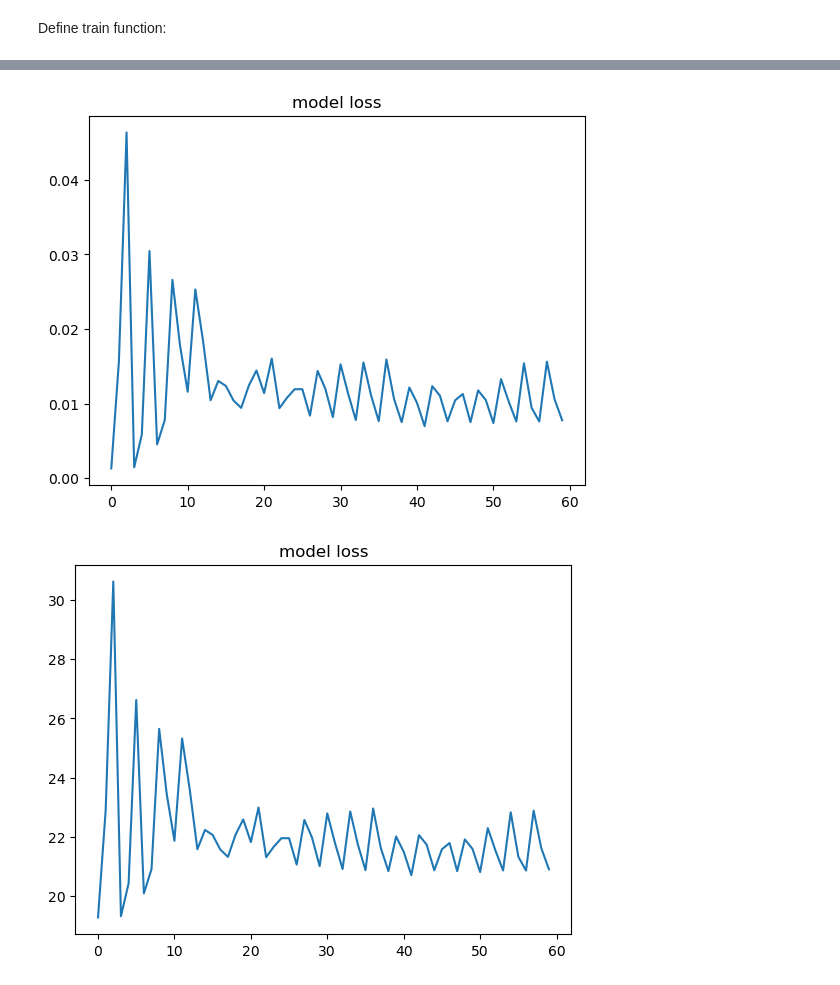
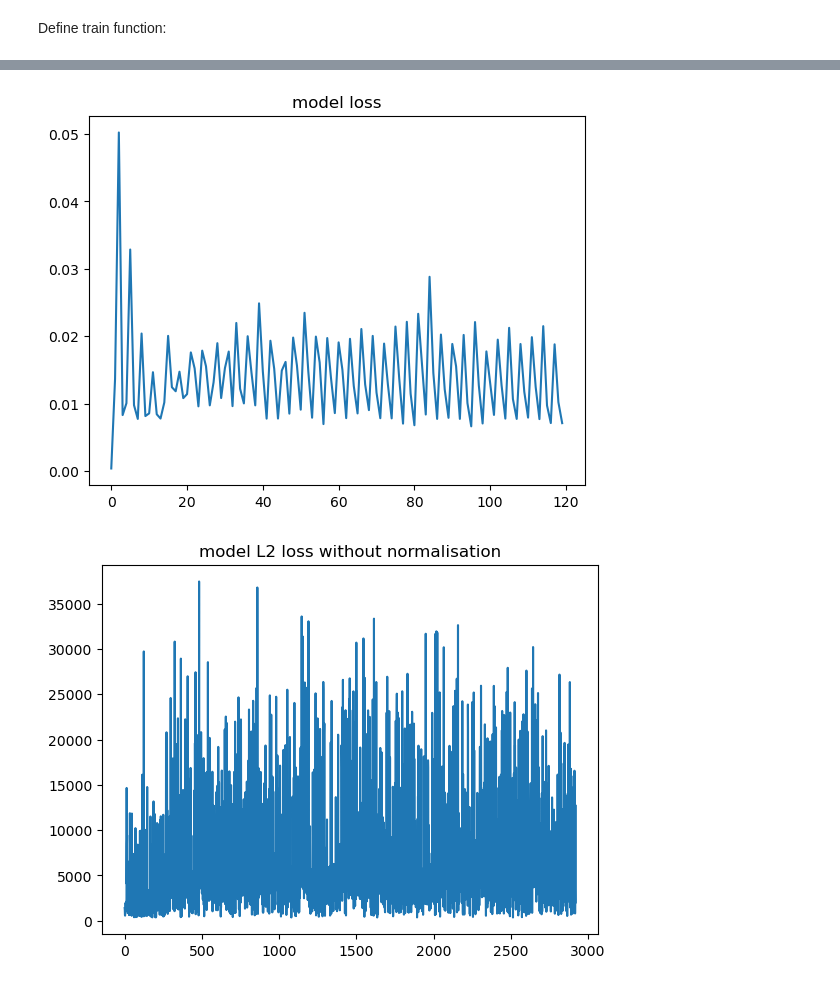
Before and after one commit to Haradai/energy_analysis_project, a Jupyter notebook: pepe.ipynb, the cells around one changed output, grey strips where cells are left out. Drawn from its saved outputs; the diff is of its cells as text; code cells hidden in the pictures.

```diff
--- a/pepe.ipynb
+++ b/pepe.ipynb
@@ -110,6 +103,7 @@ class attentive_model_pepemarti(nn.Module):
             nn.Linear(in_features=64,out_features=16),
             nn.ReLU(),
             nn.Linear(in_features=16,out_features=target_dim),
+            nn.ReLU(),
         )
 
     def forward(self,ocu_ber_emb,espai_enc,general_data,h,c):
@@ -174,11 +168,11 @@ batch_size = 100
 dataloader = DataLoader(dataset, batch_size, shuffle=False)
 # %%
 import torch.optim as optim
-def train(dataloader, model, batch_size, num_epochs):
+def train(dataloader, model, batch_size, num_epochs,lr=0.001):
     model.train()
 
     criterion =  nn.MSELoss()
-    optimizer = optim.Adam(model.parameters(), lr=0.001)
+    optimizer = optim.Adam(model.parameters(), lr=lr)
 
     losses = []
     for epoch in range(num_epochs):
@@ -205,6 +199,6 @@ def train(dataloader, model, batch_size, num_epochs):
                 losses.append(loss.item())
     return losses
 # %%
-num_epochs = 20
+num_epochs = 40
 losses = train(dataloader, model, batch_size=100, num_epochs=num_epochs)
 # %% [output]
@@ -232,15 +230,16 @@ plt.plot(losses)
 plt.title('model loss')
 plt.show()
 # %% [output]
-[figure, old version]
+[figure, new version]
 # %%
 scaler = dataset.column_scalers[dataset.target_labels[0]]
-scaled_losses = dataset.denormalize_values(losses,scaler)
+#get the simple loss back from the squared error
+scaled_losses = np.ravel(np.power(dataset.denormalize_values(np.sqrt(losses),scaler),2))
 plt.plot(scaled_losses)
-plt.title('model loss')
+plt.title('model L2 loss without normalisation')
 plt.show()
 # %% [output]
-[figure, old version]
+[figure, new version]
 # %%
 #now you can create a dataloader and use it!
 dataloader = DataLoader(dataset, len(dataset), shuffle=False)
```
Also changed, not shown: parts of 78 cells of this notebook, 4 other files.
